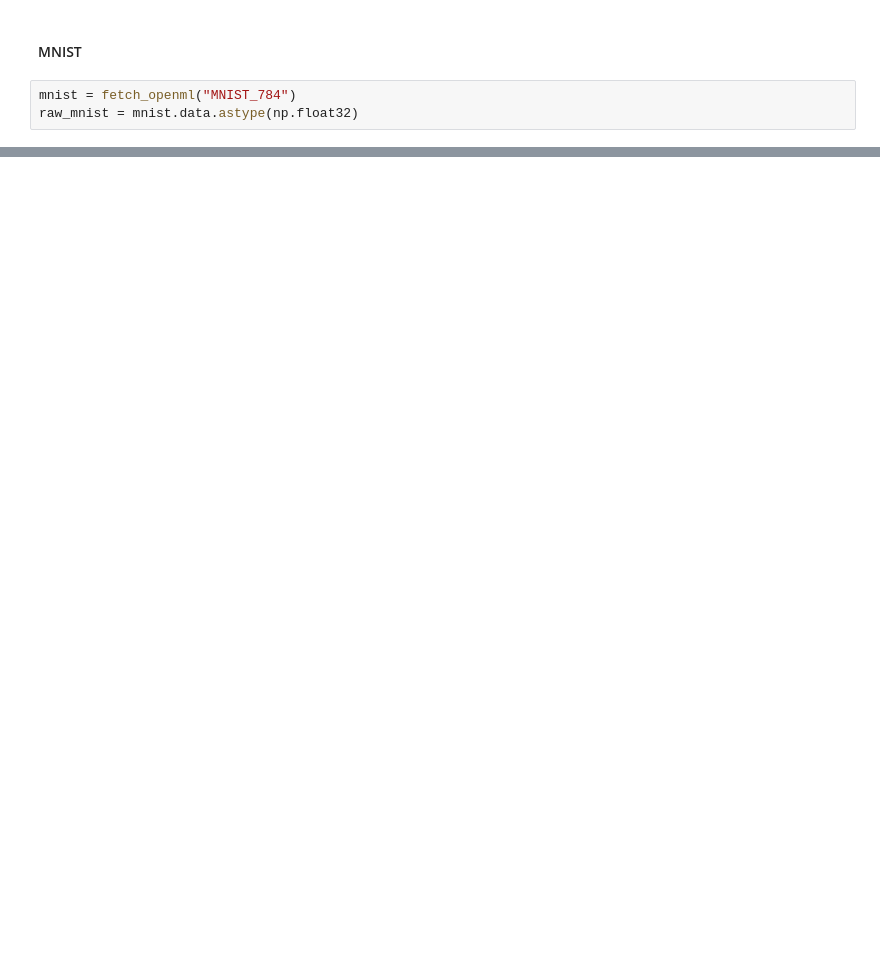
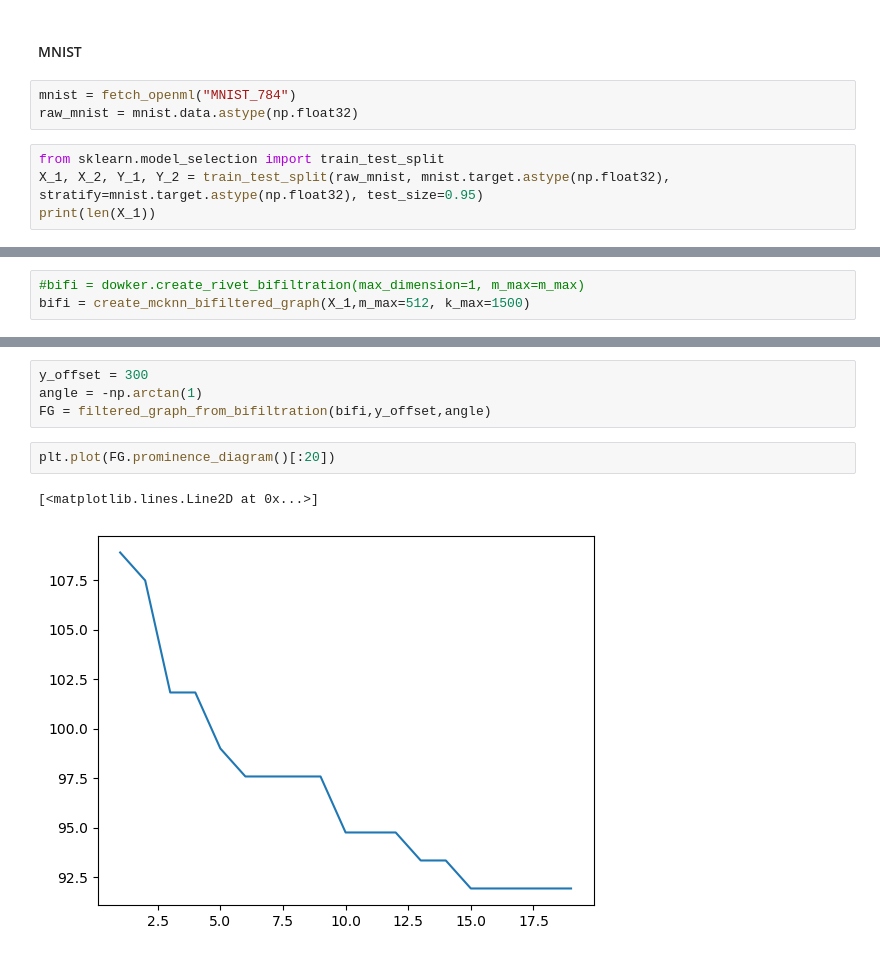
Before and after one commit to nihell/pyDowker, a Jupyter notebook: examples/persistable-interface.ipynb, the cells around one changed output, grey strips where cells are left out. Cells and saved outputs as stored; diff of their text form; blank space fills up the shorter version.

```diff
--- a/examples/persistable-interface.ipynb
+++ b/examples/persistable-interface.ipynb
@@ -333,3 +447,7 @@ def filtered_graph_from_simplex_tree(tree):
 # %%
 mnist = fetch_openml("MNIST_784")
 raw_mnist = mnist.data.astype(np.float32)
+# %%
+from sklearn.model_selection import train_test_split
+X_1, X_2, Y_1, Y_2 = train_test_split(raw_mnist, mnist.target.astype(np.float32), stratify=mnist.target.astype(np.float32), test_size=0.95)
+print(len(X_1))
@@ -344,0 +465,3 @@ KeyboardInterrupt:
+# %%
+#bifi = dowker.create_rivet_bifiltration(max_dimension=1, m_max=m_max)
+bifi = create_mcknn_bifiltered_graph(X_1,m_max=512, k_max=1500)
@@ -344,0 +488,9 @@ KeyboardInterrupt:
+# %%
+y_offset = 300
+angle = -np.arctan(1)
+FG = filtered_graph_from_bifiltration(bifi,y_offset,angle)
+# %%
+plt.plot(FG.prominence_diagram()[:20])
+# %% [output]
+[<matplotlib.lines.Line2D at 0x...>]
+[figure, added]
```
Also changed, not shown: parts of 19 cells of this notebook, 14 other files.
